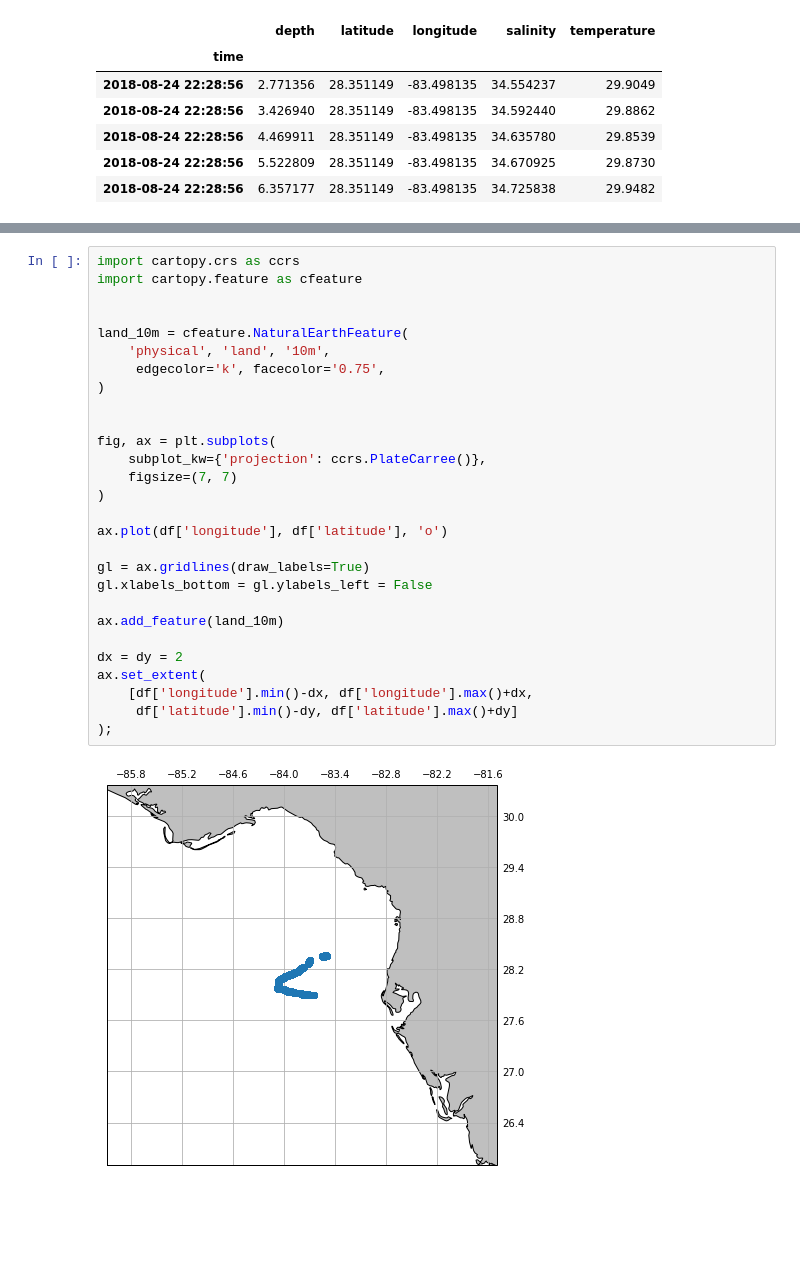
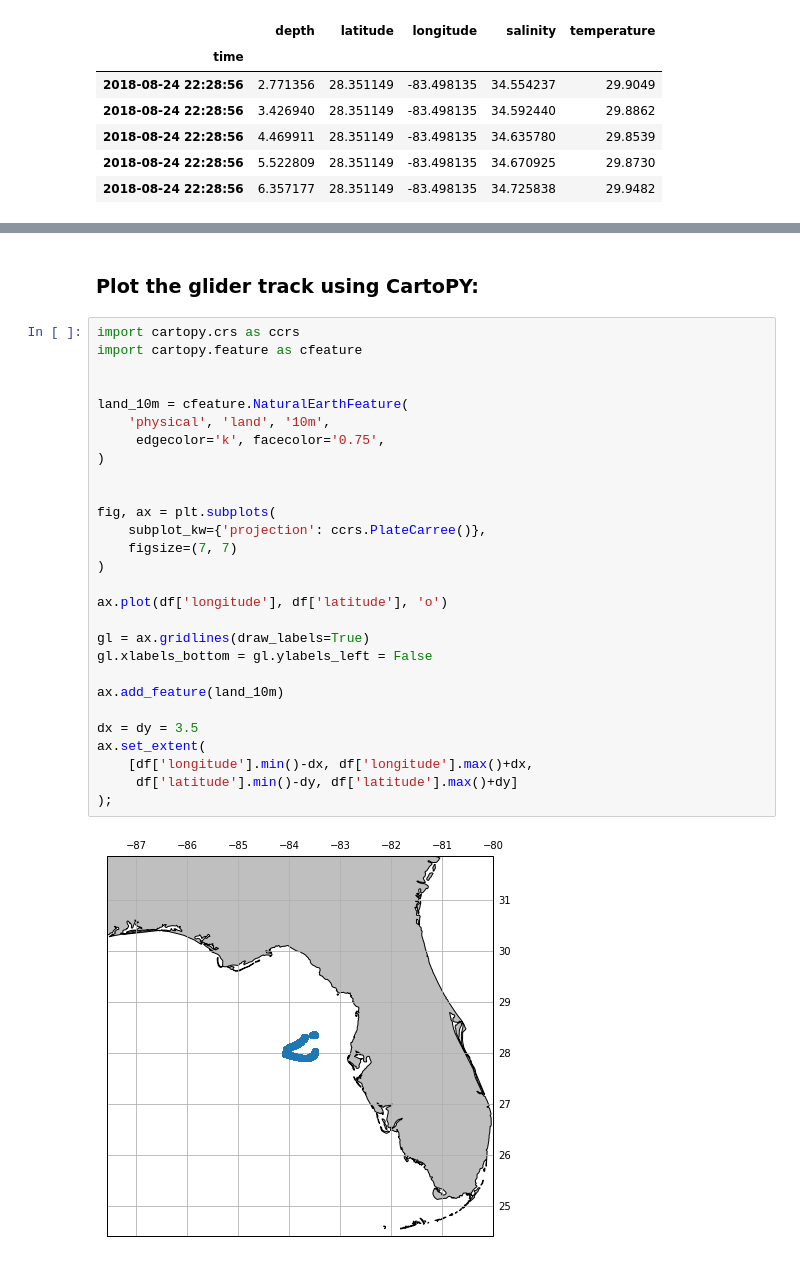
Before and after one commit to mwengren/GCOOS_meeting, a Jupyter notebook: erddapy-example.ipynb, the cells around one changed output, grey strips where cells are left out. Saved outputs shown, nothing was run; the diff lists cells and outputs as text; blank space fills up the shorter version.

```diff
--- a/erddapy-example.ipynb
+++ b/erddapy-example.ipynb
@@ -117,30 +189,32 @@ ax.set_ylabel('Depth (m)');
+# %% [markdown]
+### Plot the glider track using CartoPY:
 # %%
 import cartopy.crs as ccrs
 import cartopy.feature as cfeature
 
 
 land_10m = cfeature.NaturalEarthFeature(
     'physical', 'land', '10m',
      edgecolor='k', facecolor='0.75',
 )
 
 
 fig, ax = plt.subplots(
     subplot_kw={'projection': ccrs.PlateCarree()},
     figsize=(7, 7)
 )
 
 ax.plot(df['longitude'], df['latitude'], 'o')
 
 gl = ax.gridlines(draw_labels=True)
 gl.xlabels_bottom = gl.ylabels_left = False
 
 ax.add_feature(land_10m)
 
-dx = dy = 2
+dx = dy = 3.5
 ax.set_extent(
     [df['longitude'].min()-dx, df['longitude'].max()+dx,
      df['latitude'].min()-dy, df['latitude'].max()+dy]
 );
 # %% [output]
-[figure, old version]
+[figure, new version]
```
Also changed, not shown: parts of 13 cells of this notebook.
